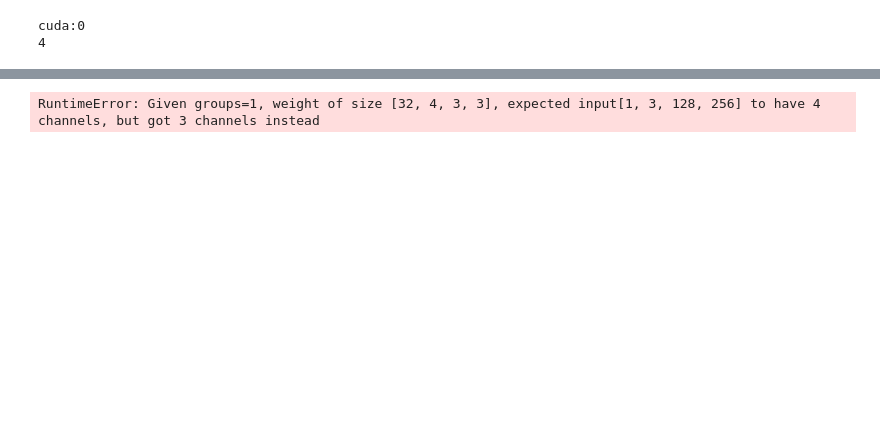
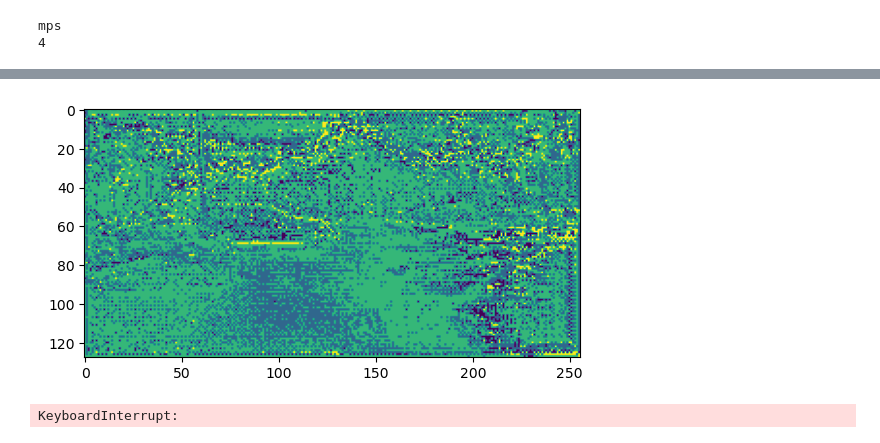
Before and after one commit to charlesalec/Computer-Vision-Project, a Jupyter notebook: src/script_train.ipynb, the cells around one changed output, grey strips where cells are left out. Cells and saved outputs as stored; diff of their text form; code cells hidden in the pictures; blank space fills up the shorter version.

Commit message:
fixed unet, model now trains.

```diff
--- a/src/script_train.ipynb
+++ b/src/script_train.ipynb
@@ -10,17 +10,23 @@ from torch.utils.data import Dataset, DataLoader
 import os
 # %%
 # ALL CREDITS TO https://github.com/goldbattle/pytorch_unet/blob/master/script_train.py FOR DATASET CLASS!
-img_data = CityscapesDataset("/home/charles/Desktop/cityscapes/", split='train', mode='fine')
+img_data = CityscapesDataset("/Users/charlesdowns/Desktop/cityscapes_mini/", split='train', mode='fine')
 img_batch = torch.utils.data.DataLoader(img_data, batch_size=1, shuffle=True)
 # %%
 # Hyperparameters and stuff
 device = torch.device("cuda:0" if torch.cuda.is_available() else "cpu")
+if torch.backends.mps.is_available():
+    device = torch.device("mps")
 print(device)
+
+# Set model parameters
 epochs = 10
 learning_rate = 0.001
-epochs = 10
-Net = build_unet()
+
+# Create the model
+Net = UNet(3, img_data.num_classes, 64)
 Net.to(device)
+train_loss = []
 
 # Since our goal here is to segment, we will use the cross entropy loss function and 4 classes (background, road, sky, car)
 criterion = nn.CrossEntropyLoss() # for segment loss. could also be reconstruction loss, then it is N1 loss
@@ -28,21 +34,29 @@ num_classes = img_data.num_classes
 print(num_classes)
 optimizer = torch.optim.Adam(Net.parameters(), lr=learning_rate)
 # %% [output]
-cuda:0
+mps
 4
 # %%
-for epoch in range(100):
+for epoch in range(epochs):
+    # TODO: use tqdm for progress bar
     for idx_batch, (imagergb, labelmask, labelrgb) in enumerate(img_batch):
         imagergb = imagergb.to(device)
         labelmask = labelmask.to(device)
         labelrgb = labelrgb.to(device)
-        # print number of input channels
-        print(imagergb.shape)
+        # print(imagergb.shape)
         optimizer.zero_grad()
         output = Net(imagergb)
         loss = criterion(output, labelmask)
         loss.backward()
         optimizer.step()
-        if idx_batch % 100 == 0:
+        train_loss.append(loss.item())
+
+        if idx_batch % 50 == 0:
             print("Epoch: {}/{}, Batch: {}/{}, Loss: {:.4f}".format(epoch+1, epochs, idx_batch+1, len(img_batch), loss.item()))
+            # show output
+            output = torch.argmax(output, dim=1)
+            output = output.detach().cpu().numpy()
+            output = np.squeeze(output)
+            plt.imshow(output)
+            plt.show()
 # %% [output]
@@ -50 +64,2 @@ torch.Size([1, 3, 128, 256])
+[figure, added]
-RuntimeError: Given groups=1, weight of size [32, 4, 3, 3], expected input[1, 3, 128, 256] to have 4 channels, but got 3 channels instead
+KeyboardInterrupt:
```
Also changed, not shown: parts of 2 cells of this notebook, 1 other file.
